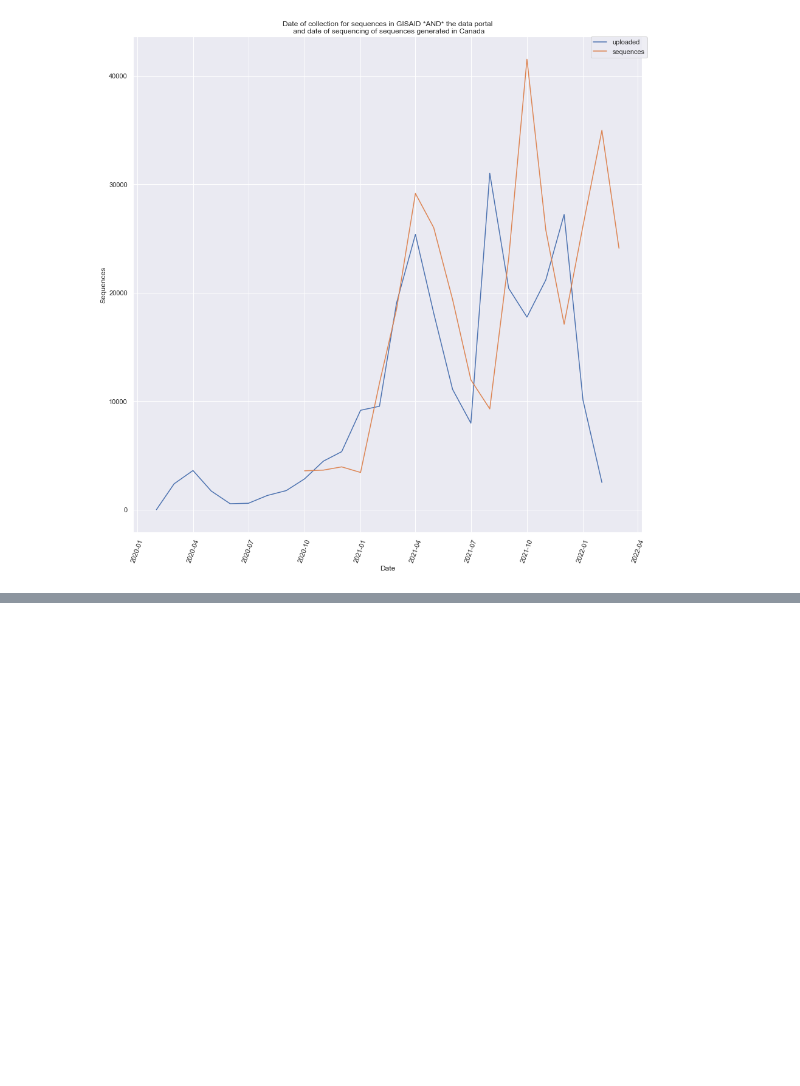
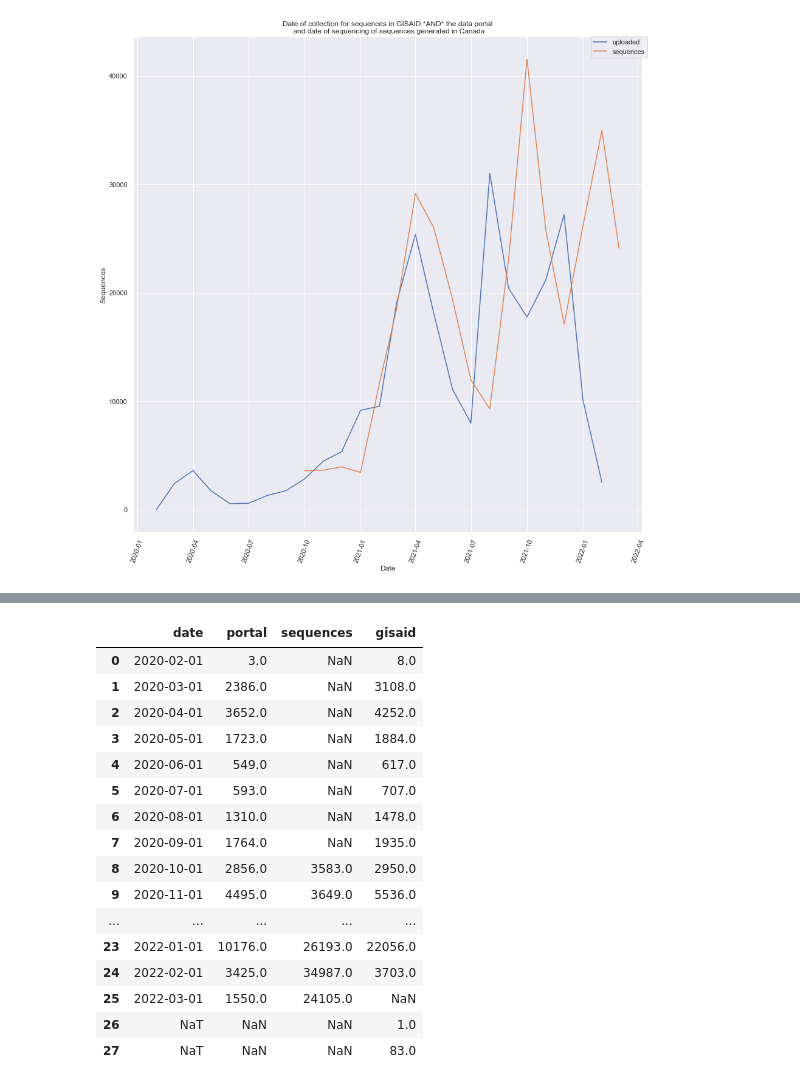
Before and after one commit to eringill/gisaid_uploads, a Jupyter notebook: fraction_uploaded.ipynb, the cells around one changed output, grey strips where cells are left out. Saved outputs shown, nothing was run; the diff lists cells and outputs as text; code cells hidden in the pictures; blank space fills up the shorter version.

```diff
--- a/fraction_uploaded.ipynb
+++ b/fraction_uploaded.ipynb
@@ -303,0 +323,39 @@ plt.show()
+# %%
+# import GISAID data
+g_df = pd.read_csv('data/metadata_CANall_2022_03_08.csv')
+
+# subset dataframe to contain only columns we care about
+g_data = g_df[['Accession_ID', 'Collection_date', 'Location', 'Submission_date']]
+
+# shorten and harmonize location names
+g_data['Location'] = g_data['Location'].str.replace('North_America_/_Canada_/_|_/_Calgary|_/_Toronto|_/_Ottawa|_/_Brampton|_/_Regional_Municipality_of_Durham|North_America_/_', '')
+g_data['Location'] = g_data['Location'].str.replace('Newfoundland$', 'Newfoundland_and_Labrador')
+
+# convert date columns to datetime objects
+g_data['Collection_date'] = pd.to_datetime(g_data['Collection_date'], errors = 'coerce')
+
+# convert collection date to collection month column
+g_data['collection_month'] = g_data['Collection_date'].apply(lambda x: x.replace(day = 1))
+
+# create new dataframe that has total number of sequences collected each month that were eventually submitted to GISAID
+g_sum = pd.DataFrame(g_data.groupby('collection_month')['Collection_date'].count()).reset_index()
+g_sum.columns = ['collection_month', 'sequences']
+
+# import sequence data
+s_df = pd.read_csv('data/data_reduced_mar_2022_incremental.csv')
+
+# select only sequences generated in Canada
+s_selected = s_df[(s_df['variable'] == 'sequences') & (s_df['region'] == 'Canada')].reset_index(drop =True)
+
+# convert date column to datetime object and drop variable and region columns
+s_selected['date'] = pd.to_datetime(s_selected['date'])
+s_selected.drop(columns = ['variable', 'region'], inplace=True)
+
+# merge GISAID and sequence data
+merged_complete_g = pd.merge(g_sum, s_selected, how = 'outer', left_on = 'collection_month', right_on='date')
+merged_complete_g.drop(columns = ['date'], inplace = True)
+merged_complete_g.columns = ['date', 'uploaded', 'sequences']
+
+# melt dataframe so it can be plotted
+merged_melt_g = pd.melt(merged_complete, id_vars=['date'])
+merged_melt_g
@@ -303,0 +393,23 @@ plt.show()
+# %%
+merged_all = pd.merge(merged_complete, g_sum, left_on='date', right_on='collection_month', how = 'outer')
+merged_all.drop(columns = ['collection_month'], inplace = True)
+merged_all.columns = ['date', 'portal', 'sequences', 'gisaid']
+merged_all
+# %% [output]
+|  | date | portal | sequences | gisaid |
+| 0 | 2020-02-01 | 3.0 | NaN | 8.0 |
+| 1 | 2020-03-01 | 2386.0 | NaN | 3108.0 |
+| 2 | 2020-04-01 | 3652.0 | NaN | 4252.0 |
+| 3 | 2020-05-01 | 1723.0 | NaN | 1884.0 |
+| 4 | 2020-06-01 | 549.0 | NaN | 617.0 |
+| 5 | 2020-07-01 | 593.0 | NaN | 707.0 |
+| 6 | 2020-08-01 | 1310.0 | NaN | 1478.0 |
+| 7 | 2020-09-01 | 1764.0 | NaN | 1935.0 |
+| 8 | 2020-10-01 | 2856.0 | 3583.0 | 2950.0 |
+| 9 | 2020-11-01 | 4495.0 | 3649.0 | 5536.0 |
+| ... | ... | ... | ... | ... |
+| 23 | 2022-01-01 | 10176.0 | 26193.0 | 22056.0 |
+| 24 | 2022-02-01 | 3425.0 | 34987.0 | 3703.0 |
+| 25 | 2022-03-01 | 1550.0 | 24105.0 | NaN |
+| 26 | NaT | NaN | NaN | 1.0 |
+| 27 | NaT | NaN | NaN | 83.0 |
```
Also changed, not shown: parts of 15 cells of this notebook, 1 other file.
